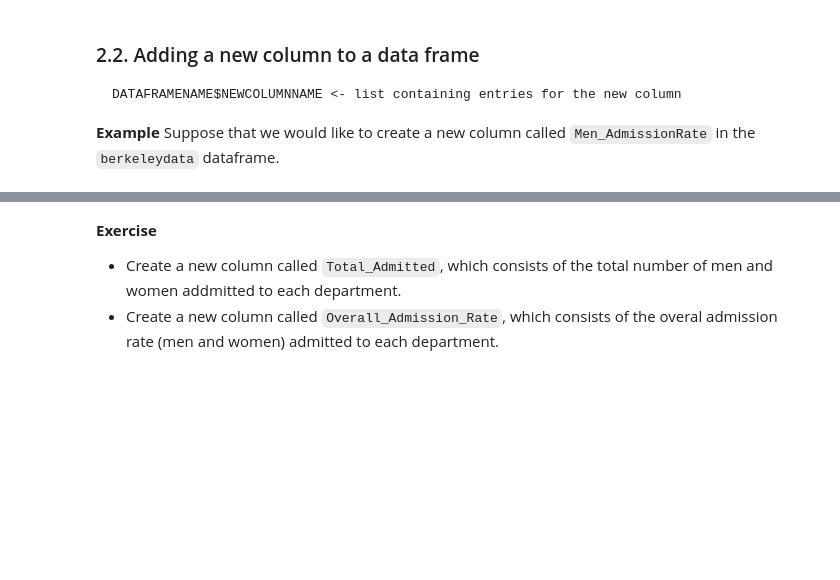
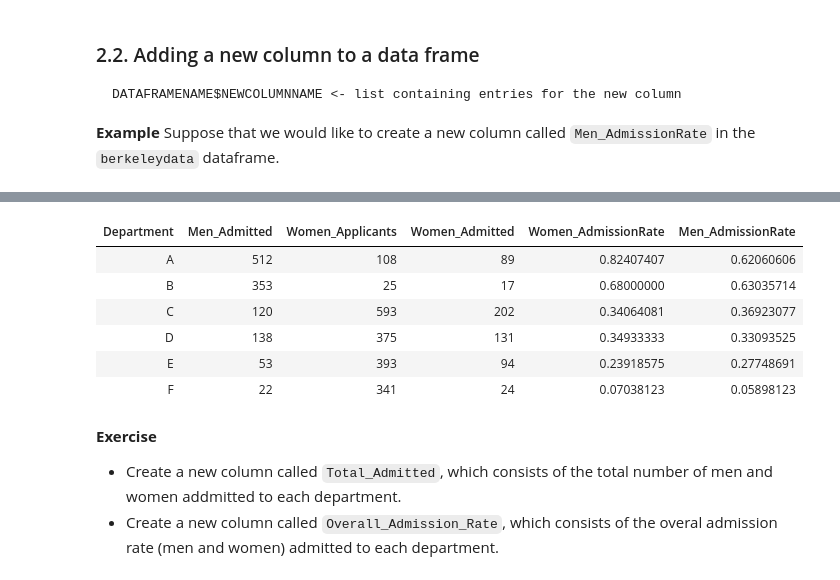
Before and after one commit to aparna-bhutani/coreua111-class_notebooks, a Jupyter notebook: lesson03/Lesson03-ExploringData-slides.ipynb, the cells around one changed output, grey strips where cells are left out. Cells and saved outputs as stored; diff of their text form; code cells hidden in the pictures; blank space fills up the shorter version.

```diff
--- a/lesson03/Lesson03-ExploringData-slides.ipynb
+++ b/lesson03/Lesson03-ExploringData-slides.ipynb
@@ -217,3 +376,14 @@ Suppose that we would like to create a new column called `Men_AdmissionRate` in
+# %%
+# EXTRA: Switching order of columns 6 and 7
+berkeleydata[ ,  c(1,3,4,5, 7, 6)]
+# %% [output]
+| Department | Men_Admitted | Women_Applicants | Women_Admitted | Women_AdmissionRate | Men_AdmissionRate |
+| A | 512 | 108 | 89 | 0.82407407 | 0.62060606 |
+| B | 353 | 25 | 17 | 0.68000000 | 0.63035714 |
+| C | 120 | 593 | 202 | 0.34064081 | 0.36923077 |
+| D | 138 | 375 | 131 | 0.34933333 | 0.33093525 |
+| E | 53 | 393 | 94 | 0.23918575 | 0.27748691 |
+| F | 22 | 341 | 24 | 0.07038123 | 0.05898123 |
 # %% [markdown]
 **Exercise**<br>
 + Create a new column called `Total_Admitted`, which consists of the total number of men and women addmitted to each department.
```
Also changed, not shown: parts of 16 cells of this notebook, 30 other files.
